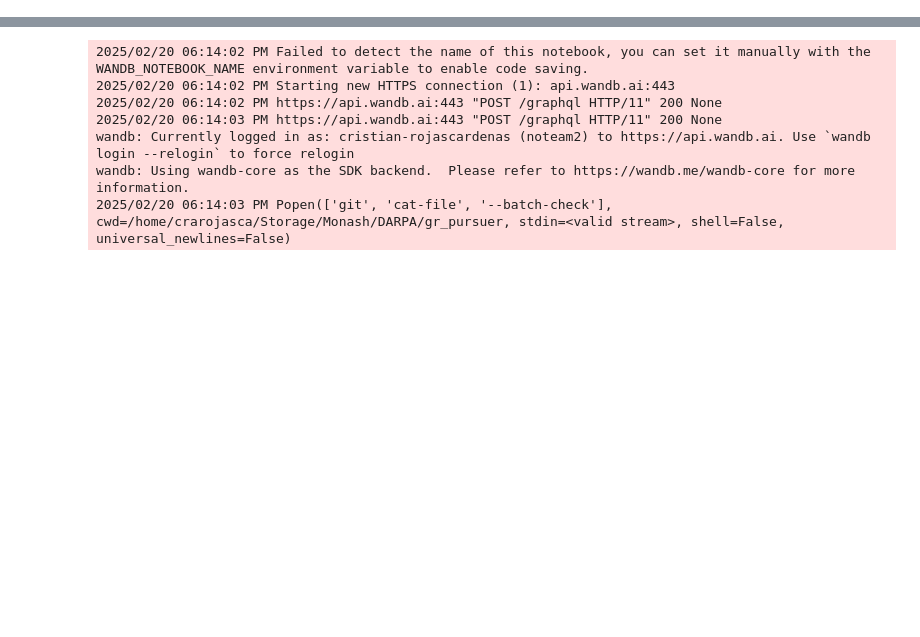
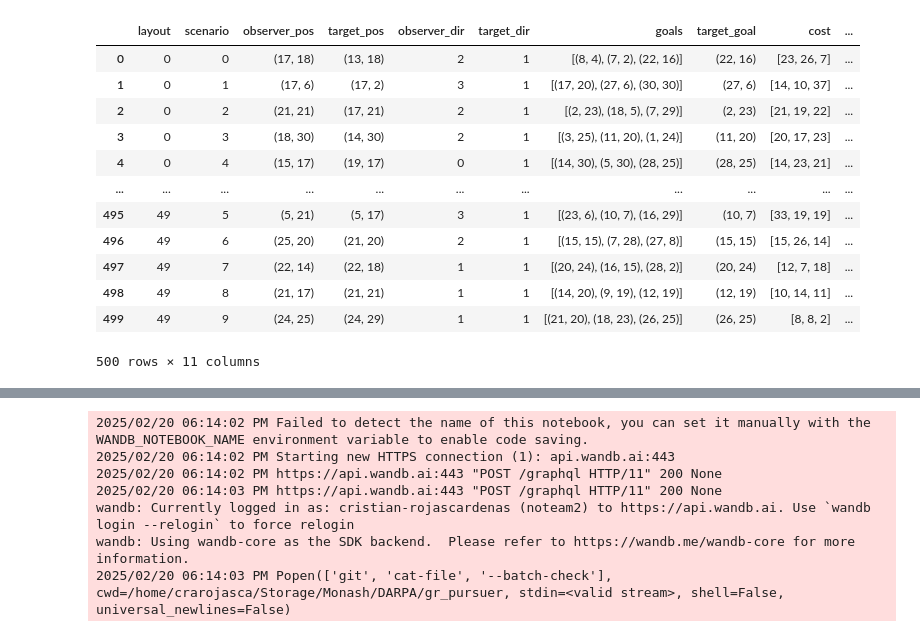
Before and after one commit to chen-yuan-zhang/agr_agents, a Jupyter notebook: gr_pursuer/neural/training.ipynb, the cells around one changed output, grey strips where cells are left out. Saved outputs shown, nothing was run; the diff lists cells and outputs as text; code cells hidden in the pictures; blank space fills up the shorter version.

```diff
--- a/gr_pursuer/neural/training.ipynb
+++ b/gr_pursuer/neural/training.ipynb
@@ -21,3 +21,19 @@ data_runs = data_runs[~data_runs['action'].isna()]
 data_scenarios = pd.read_csv('../data/scenarios_s32_h0.csv')
 data = pd.merge(data_runs, data_scenarios[["layout", "scenario", "goals"]], on=["layout", "scenario"])
 data = preprocess_data(data, OBSERVATION_WINDOW, SIZE)
+# %%
+data_scenarios
+# %% [output]
+|  | layout | scenario | observer_pos | target_pos | observer_dir | target_dir | goals | target_goal | cost | ... |
+| 0 | 0 | 0 | (17, 18) | (13, 18) | 2 | 1 | [(8, 4), (7, 2), (22, 16)] | (22, 16) | [23, 26, 7] | ... |
+| 1 | 0 | 1 | (17, 6) | (17, 2) | 3 | 1 | [(17, 20), (27, 6), (30, 30)] | (27, 6) | [14, 10, 37] | ... |
+| 2 | 0 | 2 | (21, 21) | (17, 21) | 2 | 1 | [(2, 23), (18, 5), (7, 29)] | (2, 23) | [21, 19, 22] | ... |
+| 3 | 0 | 3 | (18, 30) | (14, 30) | 2 | 1 | [(3, 25), (11, 20), (1, 24)] | (11, 20) | [20, 17, 23] | ... |
+| 4 | 0 | 4 | (15, 17) | (19, 17) | 0 | 1 | [(14, 30), (5, 30), (28, 25)] | (28, 25) | [14, 23, 21] | ... |
+| ... | ... | ... | ... | ... | ... | ... | ... | ... | ... | ... |
+| 495 | 49 | 5 | (5, 21) | (5, 17) | 3 | 1 | [(23, 6), (10, 7), (16, 29)] | (10, 7) | [33, 19, 19] | ... |
+| 496 | 49 | 6 | (25, 20) | (21, 20) | 2 | 1 | [(15, 15), (7, 28), (27, 8)] | (15, 15) | [15, 26, 14] | ... |
+| 497 | 49 | 7 | (22, 14) | (22, 18) | 1 | 1 | [(20, 24), (16, 15), (28, 2)] | (20, 24) | [12, 7, 18] | ... |
+| 498 | 49 | 8 | (21, 17) | (21, 21) | 1 | 1 | [(14, 20), (9, 19), (12, 19)] | (12, 19) | [10, 14, 11] | ... |
+| 499 | 49 | 9 | (24, 25) | (24, 29) | 1 | 1 | [(21, 20), (18, 23), (26, 25)] | (26, 25) | [8, 8, 2] | ... |
+500 rows × 11 columns
```
Also changed, not shown: parts of 1 cell of this notebook, 6 other files.
